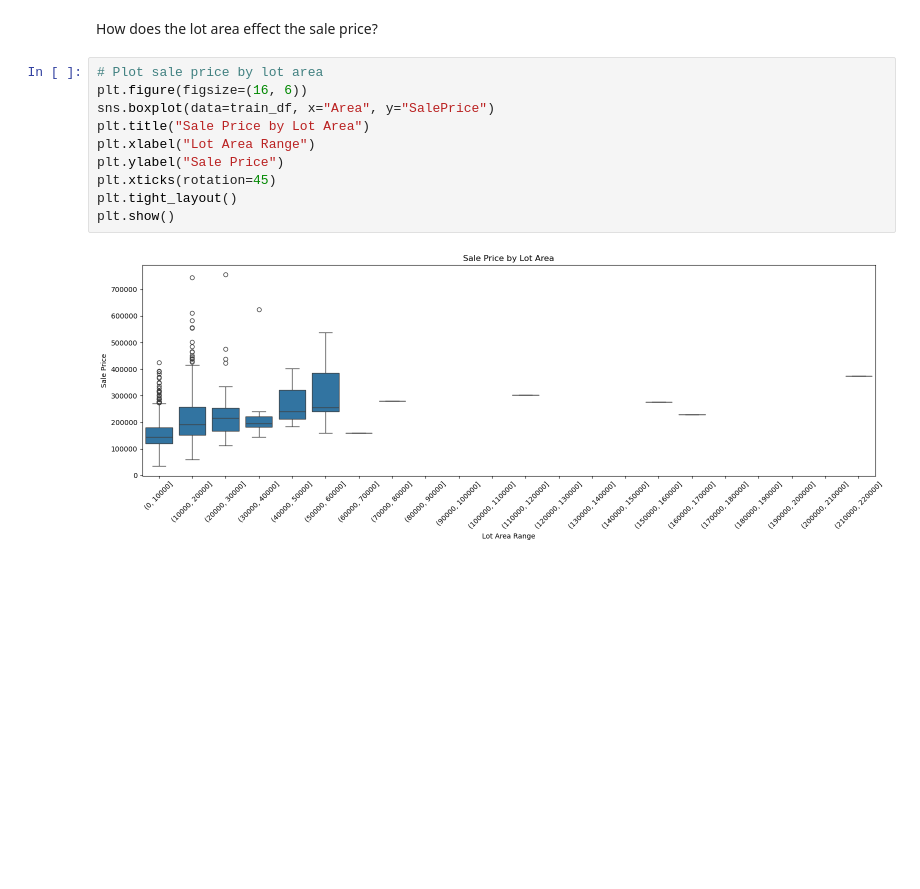
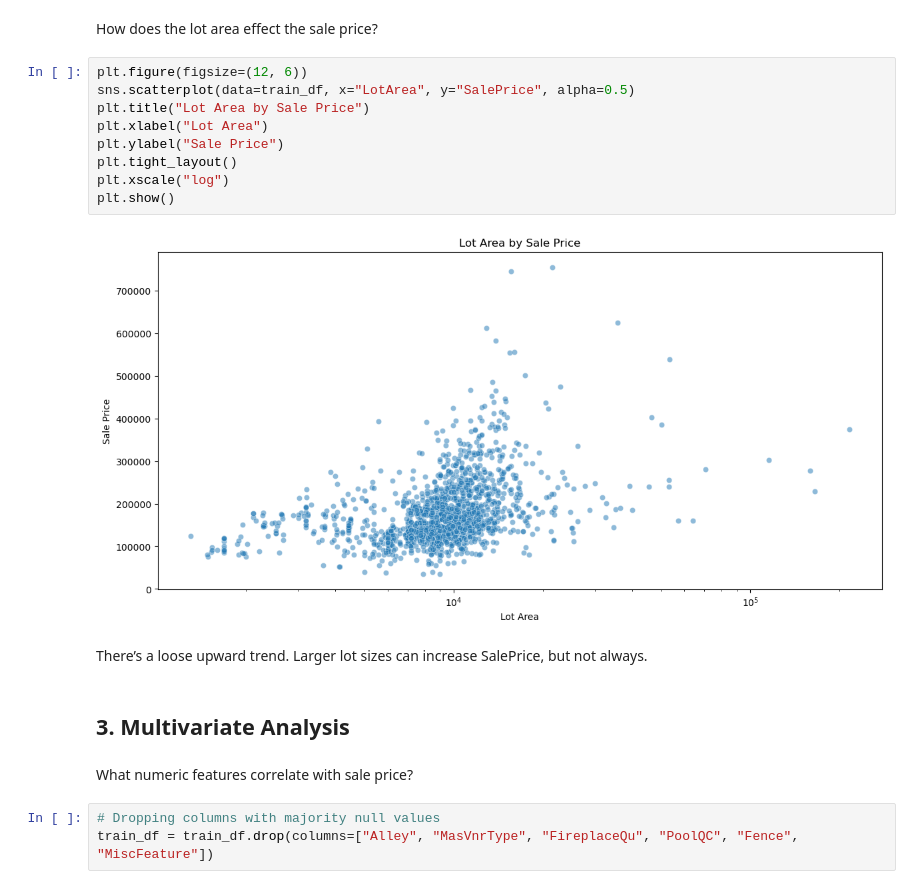
Before and after one commit to khadazhaia/house-prices-regression, a Jupyter notebook: code/01eda.ipynb, the cells around one changed output. Cells and saved outputs as stored; diff of their text form; blank space fills up the shorter version.

```diff
--- a/code/01eda.ipynb
+++ b/code/01eda.ipynb
@@ -345,14 +381,22 @@ Most homes sold are 1-story 1946 and newer in the 100,000–300,000 range. Older
 # %% [markdown]
 How does the lot area effect the sale price?
 # %%
-# Plot sale price by lot area
-plt.figure(figsize=(16, 6))
-sns.boxplot(data=train_df, x="Area", y="SalePrice")
-plt.title("Sale Price by Lot Area")
-plt.xlabel("Lot Area Range")
+plt.figure(figsize=(12, 6))
+sns.scatterplot(data=train_df, x="LotArea", y="SalePrice", alpha=0.5)
+plt.title("Lot Area by Sale Price")
+plt.xlabel("Lot Area")
 plt.ylabel("Sale Price")
-plt.xticks(rotation=45)
 plt.tight_layout()
+plt.xscale("log")
 plt.show()
 # %% [output]
-[figure, old version]
+[figure, new version]
+# %% [markdown]
+There’s a loose upward trend. Larger lot sizes can increase SalePrice, but not always.
+# %% [markdown]
+## 3. Multivariate Analysis
+# %% [markdown]
+What numeric features correlate with sale price?
+# %%
+# Dropping columns with majority null values
+train_df = train_df.drop(columns=["Alley", "MasVnrType", "FireplaceQu", "PoolQC", "Fence", "MiscFeature"])
```
Also changed, not shown: parts of 17 cells of this notebook.
